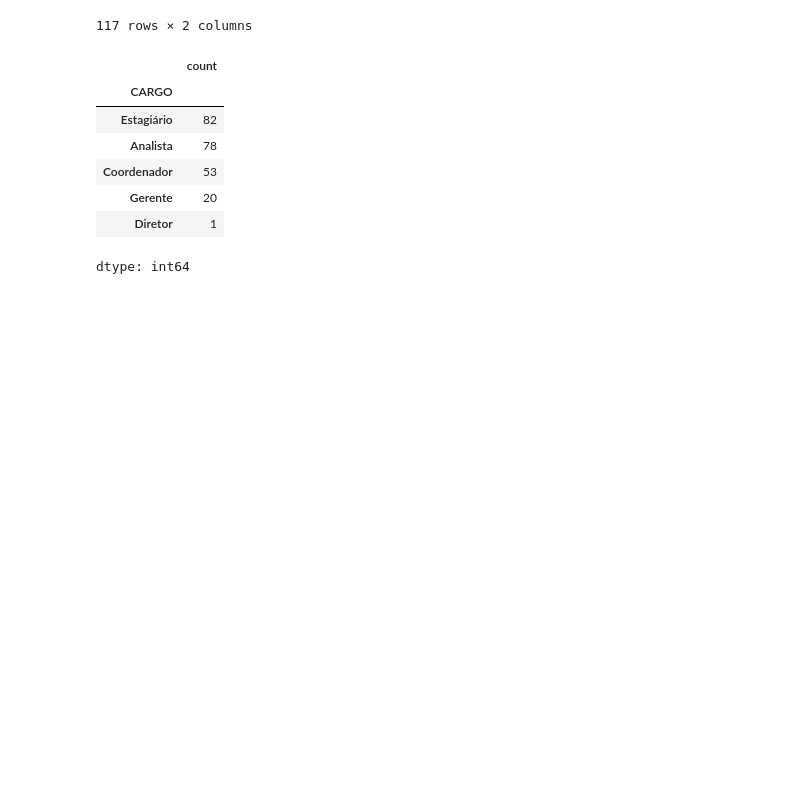
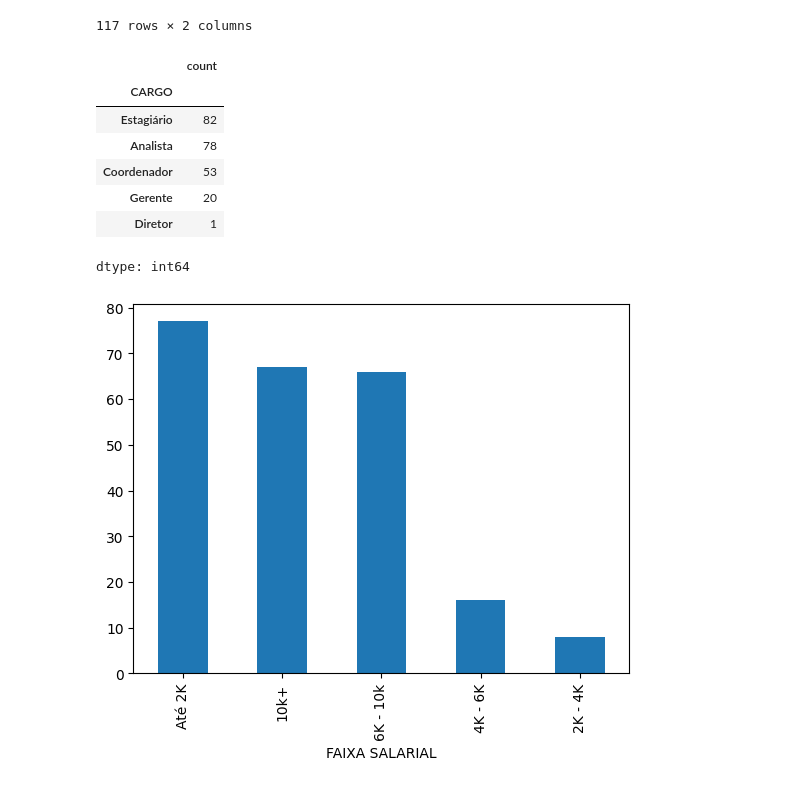
Before and after one commit to adrielnascimento/port_data_analytics, a Jupyter notebook: data_rh.ipynb, the cells around one changed output. Drawn from its saved outputs; the diff is of its cells as text; code cells hidden in the pictures; blank space fills up the shorter version.

```diff
--- a/data_rh.ipynb
+++ b/data_rh.ipynb
@@ -213,3 +230,11 @@ data['CARGO'].value_counts()
 | Gerente | 20 |
 | Diretor | 1 |
 dtype: int64
+# %%
+# faixa salarial
+data['FAIXA SALARIAL'] = pd.cut(data['SALARIO'], bins=[0, 2000, 4000, 6000, 10000, data['SALARIO'].max()], labels=['Até 2K', '2K - 4K', '4K - 6K', '6K - 10k', '10k+'])
+# %%
+data['FAIXA SALARIAL'].value_counts().plot(kind='bar')
+plt.show()
+# %% [output]
+[figure, added]
```
Also changed, not shown: parts of 6 cells of this notebook.
